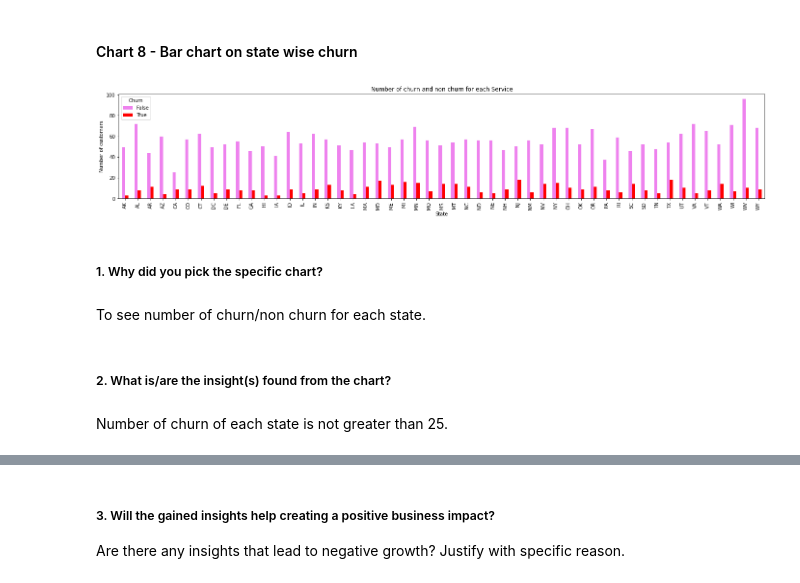
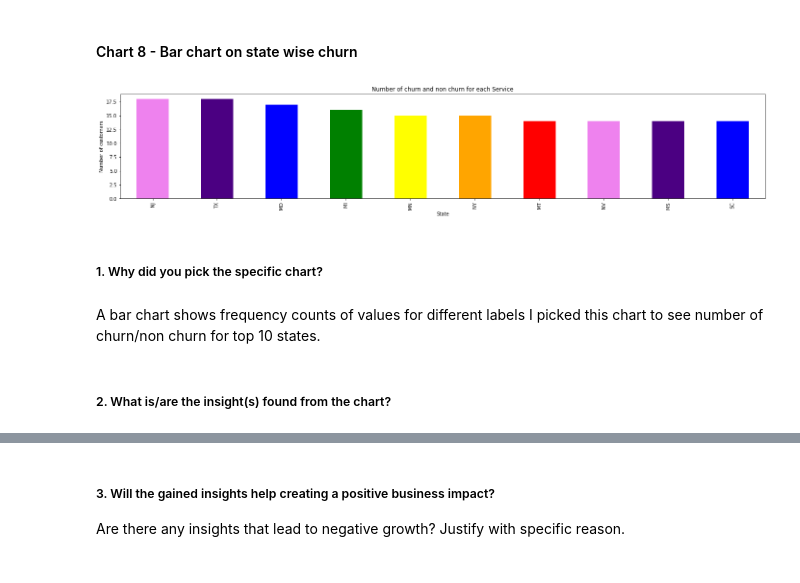
Before and after one commit to mdismailquraishicse/TelecomChurnAnalysis, a Jupyter notebook: TelecomChurnAnalysis.ipynb, the cells around one changed output, grey strips where cells are left out. Drawn from its saved outputs; the diff is of its cells as text; code cells hidden in the pictures.

```diff
--- a/TelecomChurnAnalysis.ipynb
+++ b/TelecomChurnAnalysis.ipynb
@@ -900,6 +929,7 @@ First of all I created three new columns 'total mins', 'total calls', 'total cha
 # %%
 # Chart - 1 visualization code
 plt.rcParams['figure.figsize'] = (10,6)
-telecom_df['Churn'].value_counts().plot.bar(figsize=(24,4),yticks=np.arange(0,3001,500),color=['violet','red'])
+colors = ['violet','indigo','b','g','yellow','orange','r']
+telecom_df['Churn'].value_counts().plot.bar(figsize=(24,4),yticks=np.arange(0,3001,500),color= colors)
 plt.show()
 # %% [output]
@@ -1101,18 +1152,16 @@ Are there any insights that lead to negative growth? Justify with specific reaso
 # %%
 # Chart - 8 visualization code
 plt.rcParams['figure.figsize'] = (10,6)
-telecom_df.groupby(['State','Churn'])['Churn'].count().sort_values().unstack().plot.bar(color=['violet','red'],figsize=(24,4))
+telecom_df[telecom_df['Churn']==1].groupby(['State'])['Churn'].count().sort_values(ascending=False).head(10).plot.bar(color=colors,figsize=(24,4))
 plt.title('Number of churn and non churn for each Service')
 plt.xlabel('State')
 plt.ylabel('Number of customers')
 plt.show()
 # %% [output]
-[figure, old version]
+[figure, new version]
 # %% [markdown]
 ##### 1. Why did you pick the specific chart?
-# %% [markdown]
-To see number of churn/non churn for each state.
+# %% [markdown]
+A bar chart shows frequency counts of values for different labels I picked this chart to see number of churn/non churn for top 10 states.
 # %% [markdown]
 ##### 2. What is/are the insight(s) found from the chart?
-# %% [markdown]
-Number of churn of each state is not greater than 25.
```
Also changed, not shown: parts of 65 cells of this notebook.
